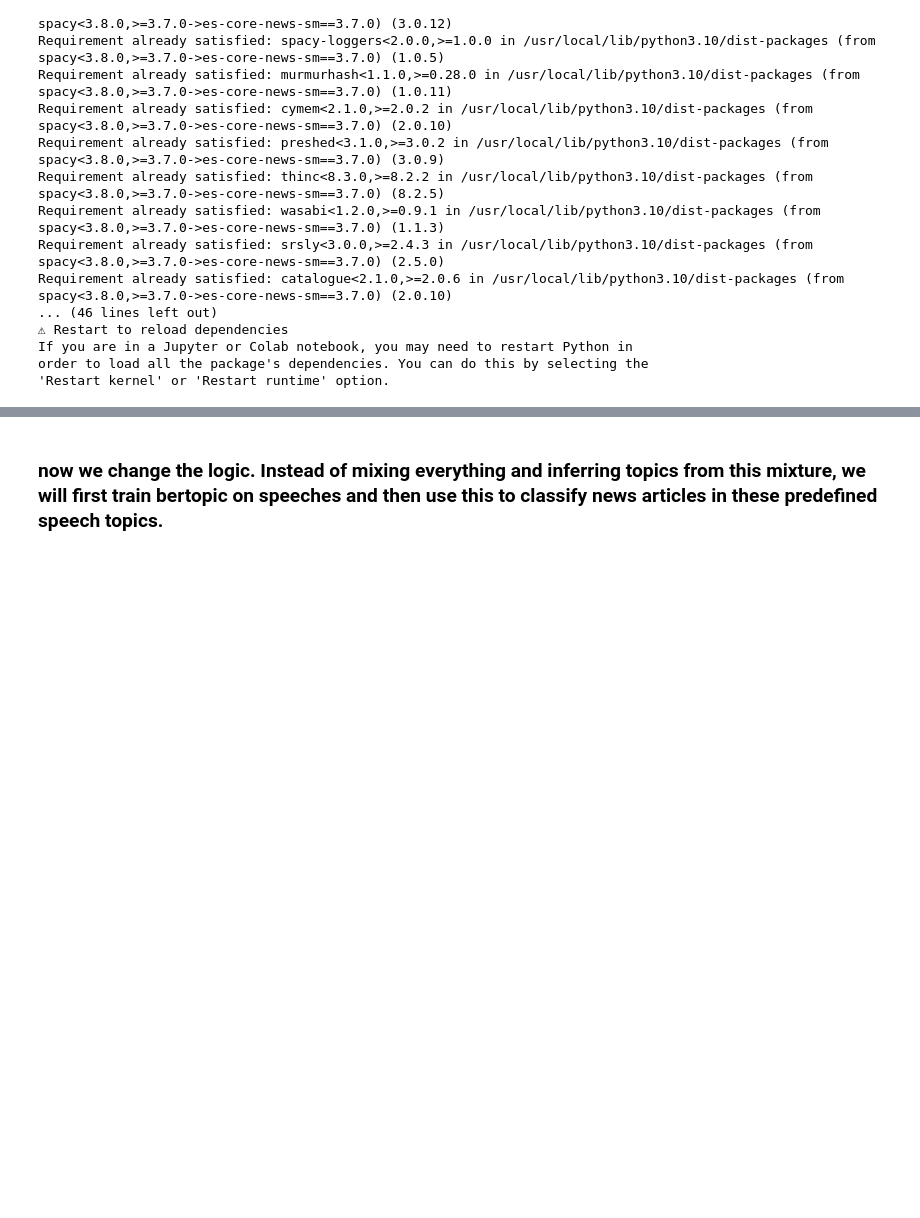
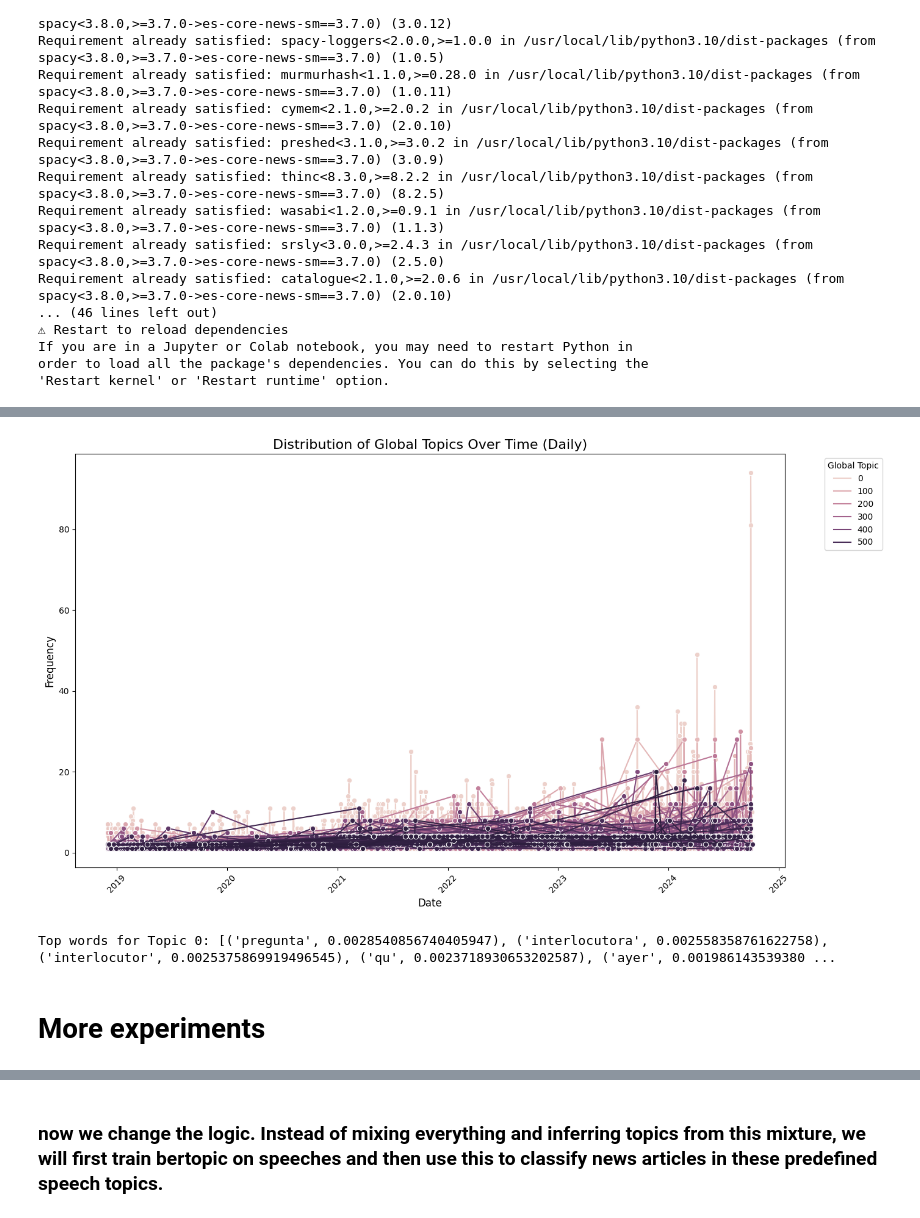
Before and after one commit to lramir14/MDS_thesis, a Jupyter notebook: bertopic-nochunking.ipynb, the cells around one changed output, grey strips where cells are left out. Saved outputs shown, nothing was run; the diff lists cells and outputs as text; code cells hidden in the pictures; blank space fills up the shorter version.

Commit message:
Kaggle Notebook | Bertopic_nochunking | Experimenting BERTopic

```diff
--- a/bertopic-nochunking.ipynb
+++ b/bertopic-nochunking.ipynb
@@ -65,8 +362,12 @@ spanish_stopwords_spacy = nlp.Defaults.stop_words
 
 # Add your own custom stopwords
 custom_stop_words = [
-    'presidente', 'andrés', 'méxico', 'lópez', 'obrador',
-    'manuel', 'pesos', 'mil', 'año', 'caso'
+    'presidente', 'andrés', 'méxico', 'lópez', 'obrador', 'manuel', 'pesos', 'mil', 'año', 'caso', 'contenido relacionado',
+    'cd', 'mandamos correo', 'lunes', 'mandamos', 'correo', 'martes', 'miércoles', 'viernes', 'sábado', 'sabado', 'domingo',
+    'necesita periodismo', 'señor', 'pregunta', '01', 'importante', 'pueblo', 'libre', 'necesita', 'hrs', '13', '16', '990',
+    'cable', 'news', 'cable news', 'network', 'copyright', 'multimedia', 'multimedios', '2024', '2025', '2023', '2022',
+    '2021', '2020', '2019', '2018', 'association', 'publicado', 'dof', 'laiman', '000', 'discovery', 'company', 'amlo',
+    'gobierno nacional', 'años','getty' 'mandatario', 'país', 'pais', 'lã³pez', 'mintiã³', 'aã', 'paã','ciento','gente','margen'
 ]
 
 # Merge all into a single set
@@ -123,0 +711,41 @@ Successfully installed bertopic-0.17.0 hdbscan-0.8.40 pynndescent-0.5.13 umap-le
+# %%
+# BUT WE WILL LABEL IT SEPARATELY
+# Merge them into one dataframe for easier analysis (optional)
+combined_df = pd.concat([
+    speeches[['speech_id', 'date', 'global_topic', 'clean_content', 'urls']].rename(columns={'urls': 'url'}),
+    news[['Date', 'Link', 'global_topic', 'processed_content']].rename(columns={'Date': 'date', 'Link': 'url', 'processed_content': 'content'})
+], ignore_index=True)
+# %%
+import matplotlib.pyplot as plt
+import seaborn as sns
+
+# Ensure 'date' column is in datetime format
+combined_df['date'] = pd.to_datetime(combined_df['date'], format='%Y-%m-%d')
+
+# Count occurrences of each topic per date
+topic_distribution_over_date = combined_df.groupby(['date', 'global_topic']).size().reset_index(name='count')
+
+# Plot the distribution of topics over time
+plt.figure(figsize=(14, 8))
+sns.lineplot(data=topic_distribution_over_date, x='date', y='count', hue='global_topic', marker='o')
+
+# Adding titles and labels
+plt.title('Distribution of Global Topics Over Time (Daily)', fontsize=16)
+plt.xlabel('Date', fontsize=12)
+plt.ylabel('Frequency', fontsize=12)
+plt.xticks(rotation=45)
+plt.legend(title='Global Topic', bbox_to_anchor=(1.05, 1), loc='upper left')
+
+# Show plot
+plt.tight_layout()
+plt.show()
+# %% [output]
+[figure, added]
+# %%
+# Get the top words for Topic 0
+top_words_topic_0 = topic_model.get_topic(0)
+print("Top words for Topic 0:", top_words_topic_0)
+# %% [output]
+Top words for Topic 0: [('pregunta', 0.0028540856740405947), ('interlocutora', 0.002558358761622758), ('interlocutor', 0.0025375869919496545), ('qu', 0.0023718930653202587), ('ayer', 0.001986143539380 ...
+# %% [markdown]
+# More experiments
```
Also changed, not shown: parts of 73 cells of this notebook.
